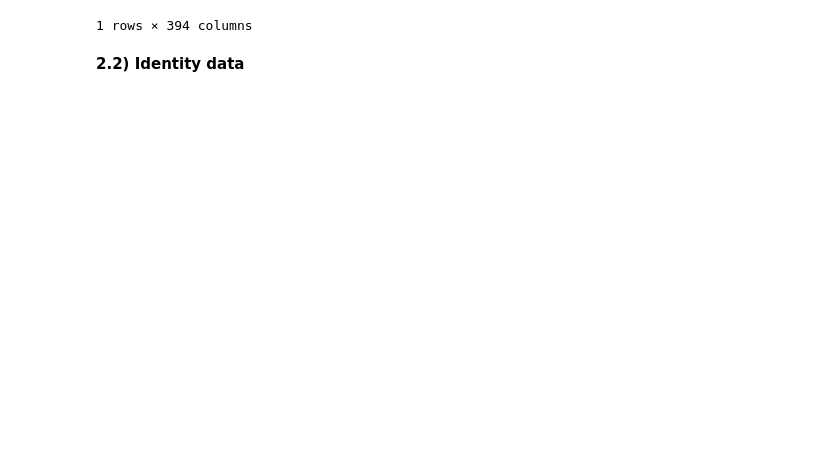
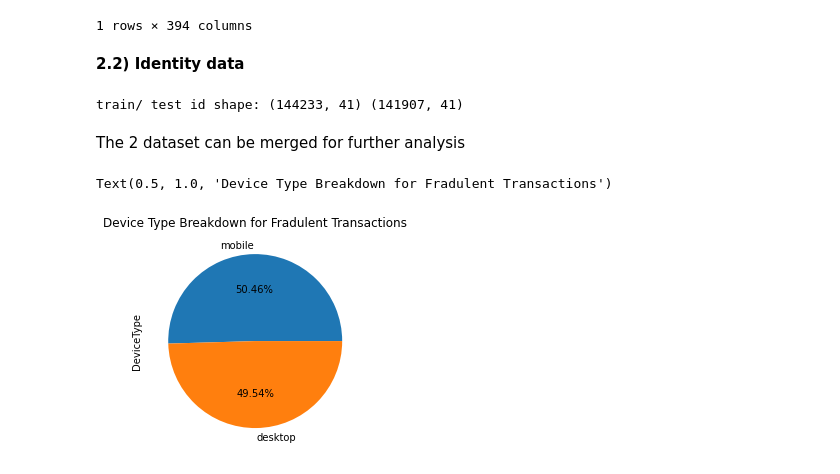
Before and after one commit to jade-lam/Kaggle, a Jupyter notebook: 1) EDA - IEEE-CIS Fraud Detection.ipynb, the cells around one changed output. Cells and saved outputs as stored; diff of their text form; code cells hidden in the pictures; blank space fills up the shorter version.

```diff
--- a/1) EDA - IEEE-CIS Fraud Detection.ipynb
+++ b/1) EDA - IEEE-CIS Fraud Detection.ipynb
@@ -276,3 +276,20 @@ traintran.isnull().sum().to_frame().T
 1 rows × 394 columns
 # %% [markdown]
 **2.2) Identity data**
+# %%
+fraudid = traintran[traintran['isFraud']==1]['TransactionID'].to_list()
+# %%
+print('train/ test id shape:', trainid.shape, testid.shape)
+# %% [output]
+train/ test id shape: (144233, 41) (141907, 41)
+# %% [markdown]
+The 2 dataset can be merged for further analysis
+# %%
+#filter out on ID list, rows linked to fradulent transactions
+fraudidtable = trainid[trainid['TransactionID'].isin(fraudid)]
+# %%
+fraudidtable['DeviceType'].value_counts().plot(kind='pie', autopct='%1.2f%%')
+plt.title('Device Type Breakdown for Fradulent Transactions')
+# %% [output]
+Text(0.5, 1.0, 'Device Type Breakdown for Fradulent Transactions')
+[figure, added]
```
Also changed, not shown: parts of 6 cells of this notebook.
